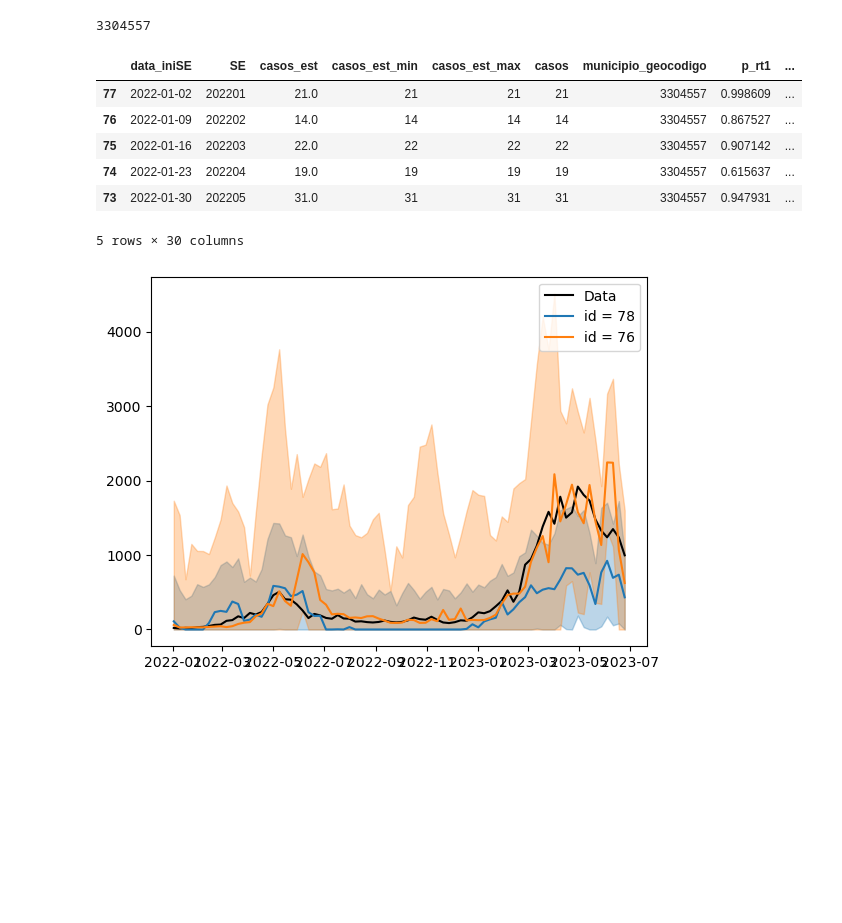
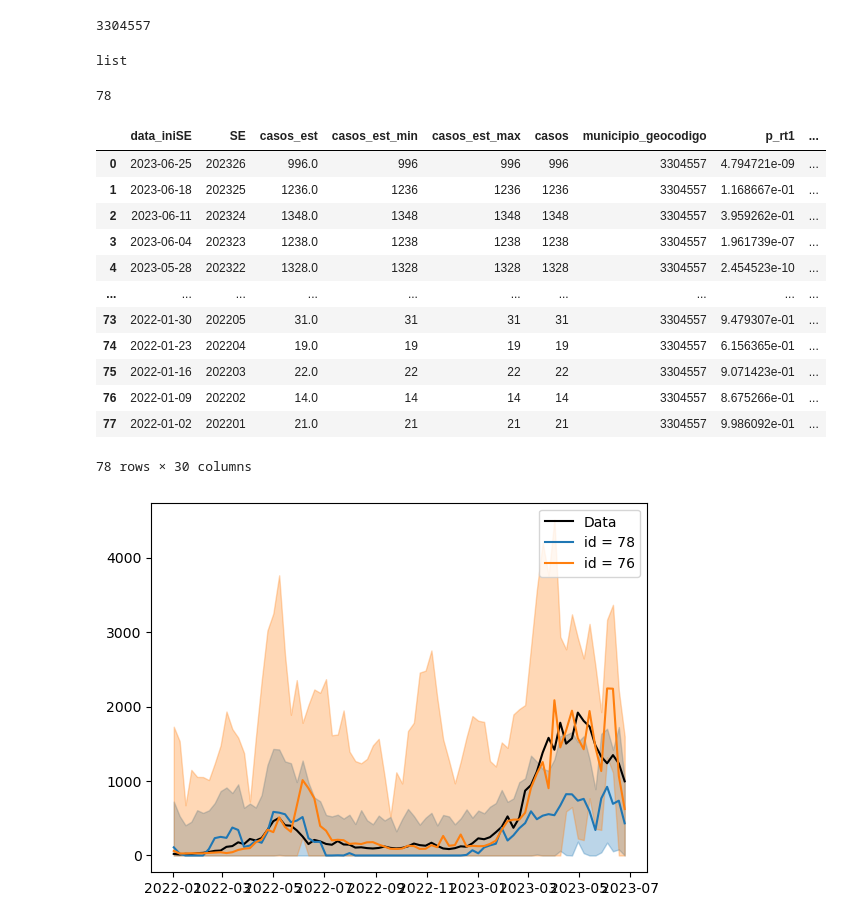
Before and after one commit to eduardocorrearaujo/mosqlimate-client, a Jupyter notebook: examples/Comparison.ipynb, the cells around one changed output. Drawn from its saved outputs; the diff is of its cells as text; code cells hidden in the pictures; blank space fills up the shorter version.

```diff
--- a/examples/Comparison.ipynb
+++ b/examples/Comparison.ipynb
@@ -117,26 +102,45 @@ numpy.int64
 df1.adm_2.values[0]
 # %% [output]
 3304557
-# %%
-data = Infodengue.get(per_page =  100,
-    disease =  "dengue",
-    start = min_dates.strftime("%Y-%m-%d"),
-    end = max_dates.strftime("%Y-%m-%d"),
-    geocode = 3304557)
-
-data.data_iniSE = pd.to_datetime(data.data_iniSE)
-
-data = data.sort_values(by = 'data_iniSE')
-
-data.head()
-# %% [output]
-|  | data_iniSE | SE | casos_est | casos_est_min | casos_est_max | casos | municipio_geocodigo | p_rt1 | ... |
-| 77 | 2022-01-02 | 202201 | 21.0 | 21 | 21 | 21 | 3304557 | 0.998609 | ... |
-| 76 | 2022-01-09 | 202202 | 14.0 | 14 | 14 | 14 | 3304557 | 0.867527 | ... |
-| 75 | 2022-01-16 | 202203 | 22.0 | 22 | 22 | 22 | 3304557 | 0.907142 | ... |
-| 74 | 2022-01-23 | 202204 | 19.0 | 19 | 19 | 19 | 3304557 | 0.615637 | ... |
-| 73 | 2022-01-30 | 202205 | 31.0 | 31 | 31 | 31 | 3304557 | 0.947931 | ... |
-5 rows × 30 columns
+# %%
+data = Infodengue.get(per_page =  100,
+    disease =  "dengue",
+    start = min_dates.strftime("%Y-%m-%d"),
+    end = max_dates.strftime("%Y-%m-%d"),
+    geocode = 3304557)
+
+type(data)
+# %% [output]
+list
+# %%
+len(data)
+# %% [output]
+78
+# %%
+data = Infodengue.get(per_page =  100,
+    disease =  "dengue",
+    start = min_dates.strftime("%Y-%m-%d"),
+    end = max_dates.strftime("%Y-%m-%d"),
+    geocode = 3304557)
+
+data = pd.DataFrame(data)
+data.data_iniSE = pd.to_datetime(data.data_iniSE)
+
+data
+# %% [output]
+|  | data_iniSE | SE | casos_est | casos_est_min | casos_est_max | casos | municipio_geocodigo | p_rt1 | ... |
+| 0 | 2023-06-25 | 202326 | 996.0 | 996 | 996 | 996 | 3304557 | 4.794721e-09 | ... |
+| 1 | 2023-06-18 | 202325 | 1236.0 | 1236 | 1236 | 1236 | 3304557 | 1.168667e-01 | ... |
+| 2 | 2023-06-11 | 202324 | 1348.0 | 1348 | 1348 | 1348 | 3304557 | 3.959262e-01 | ... |
+| 3 | 2023-06-04 | 202323 | 1238.0 | 1238 | 1238 | 1238 | 3304557 | 1.961739e-07 | ... |
+| 4 | 2023-05-28 | 202322 | 1328.0 | 1328 | 1328 | 1328 | 3304557 | 2.454523e-10 | ... |
+| ... | ... | ... | ... | ... | ... | ... | ... | ... | ... |
+| 73 | 2022-01-30 | 202205 | 31.0 | 31 | 31 | 31 | 3304557 | 9.479307e-01 | ... |
+| 74 | 2022-01-23 | 202204 | 19.0 | 19 | 19 | 19 | 3304557 | 6.156365e-01 | ... |
+| 75 | 2022-01-16 | 202203 | 22.0 | 22 | 22 | 22 | 3304557 | 9.071423e-01 | ... |
+| 76 | 2022-01-09 | 202202 | 14.0 | 14 | 14 | 14 | 3304557 | 8.675266e-01 | ... |
+| 77 | 2022-01-02 | 202201 | 21.0 | 21 | 21 | 21 | 3304557 | 9.986092e-01 | ... |
+78 rows × 30 columns
 # %%
 fig,ax = plt.subplots()
 
```
Also changed, not shown: parts of 3 cells of this notebook.
